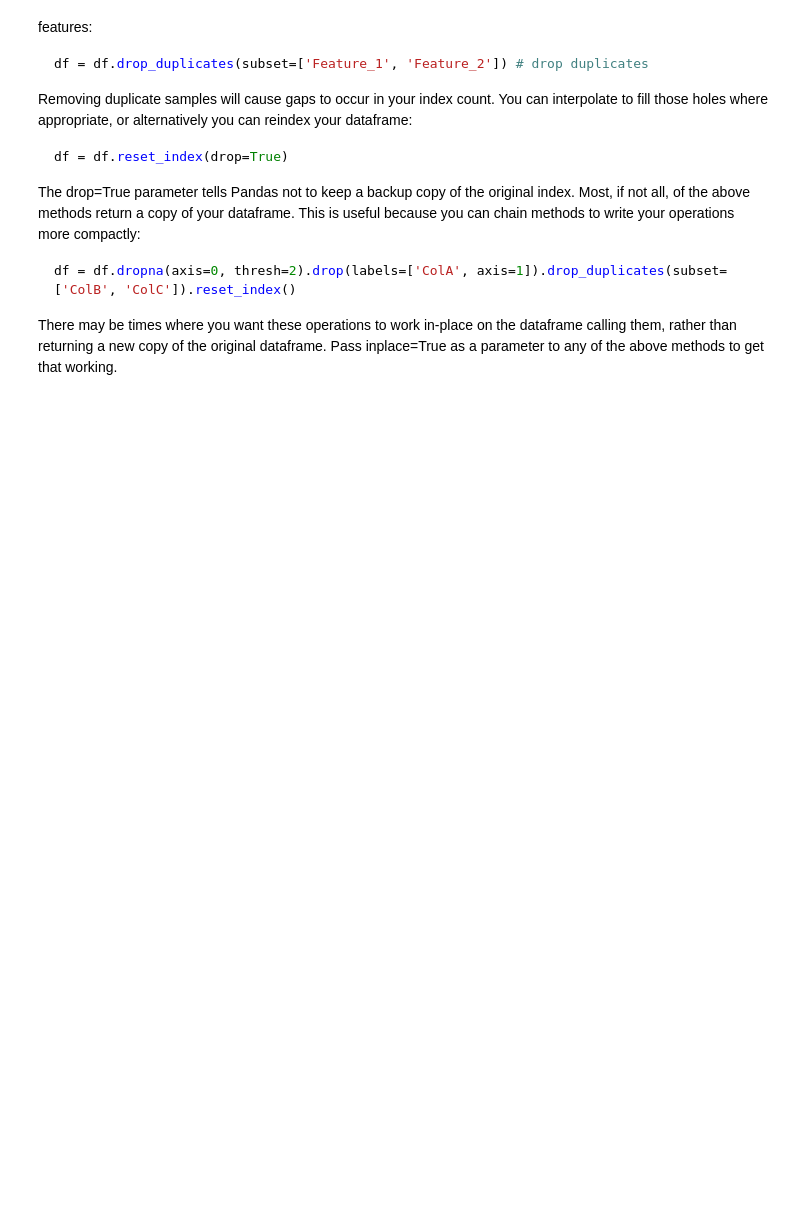
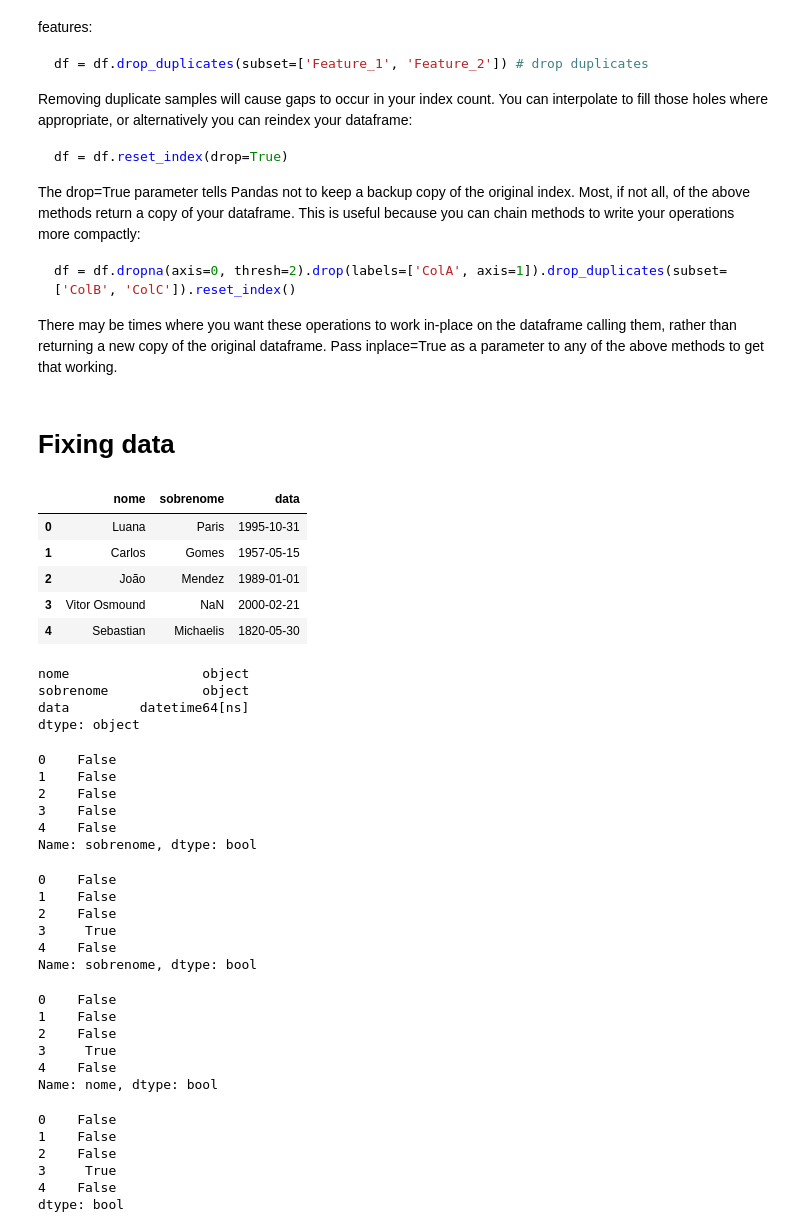
Before and after one commit to deparisl/courses, a Jupyter notebook: Programming_Python_for_DataScience/Data_and_Features/Wrangling_Data_Module2_notes.ipynb, the cells around one changed output. Saved outputs shown, nothing was run; the diff lists cells and outputs as text; code cells hidden in the pictures; blank space fills up the shorter version.

````diff
--- a/Programming_Python_for_DataScience/Data_and_Features/Wrangling_Data_Module2_notes.ipynb
+++ b/Programming_Python_for_DataScience/Data_and_Features/Wrangling_Data_Module2_notes.ipynb
@@ -163,3 +163,5 @@ df = df.dropna(axis=0, thresh=2).drop(labels=['ColA', axis=1]).drop_duplicates(s
 ```
 
 There may be times where you want these operations to work in-place on the dataframe calling them, rather than returning a new copy of the original dataframe. Pass inplace=True as a parameter to any of the above methods to get that working.
+# %% [markdown]
+# Fixing data
@@ -165,0 +170,59 @@ There may be times where you want these operations to work in-place on the dataf
+# %%
+df2 = pd.read_csv('nomes.csv', sep=',')
+df2
+# %% [output]
+|  | nome | sobrenome | data |
+| 0 | Luana | Paris | 1995-10-31 |
+| 1 | Carlos | Gomes | 1957-05-15 |
+| 2 | João | Mendez | 1989-01-01 |
+| 3 | Vitor Osmound | NaN | 2000-02-21 |
+| 4 | Sebastian | Michaelis | 1820-05-30 |
+# %%
+# changing the data column in to a datetime64 data type:
+df2.data = pd.to_datetime(df2.data, errors='coerce')
+df2.dtypes
+# %% [output]
+nome                 object
+sobrenome            object
+data         datetime64[ns]
+dtype: object
+# %%
+df2.sobrenome == np.nan # didn't work because you can store anything in a numpy array
+# %% [output]
+0    False
+1    False
+2    False
+3    False
+4    False
+Name: sobrenome, dtype: bool
+# %%
+# the better way to find NaN in a data sample:
+df2.sobrenome.isnull()
+# %% [output]
+0    False
+1    False
+2    False
+3     True
+4    False
+Name: sobrenome, dtype: bool
+# %%
+# another option in the names case (not the best):
+df2.nome.str.contains(' ')
+# %% [output]
+0    False
+1    False
+2    False
+3     True
+4    False
+Name: nome, dtype: bool
+# %%
+# if you want to store the 'sobrenome' that is at column 'nome' you can do:
+selector = df2.nome.str.contains(' ') & df2.sobrenome.isnull()
+selector
+# %% [output]
+0    False
+1    False
+2    False
+3     True
+4    False
+dtype: bool
````
Also changed, not shown: parts of 3 cells of this notebook.
